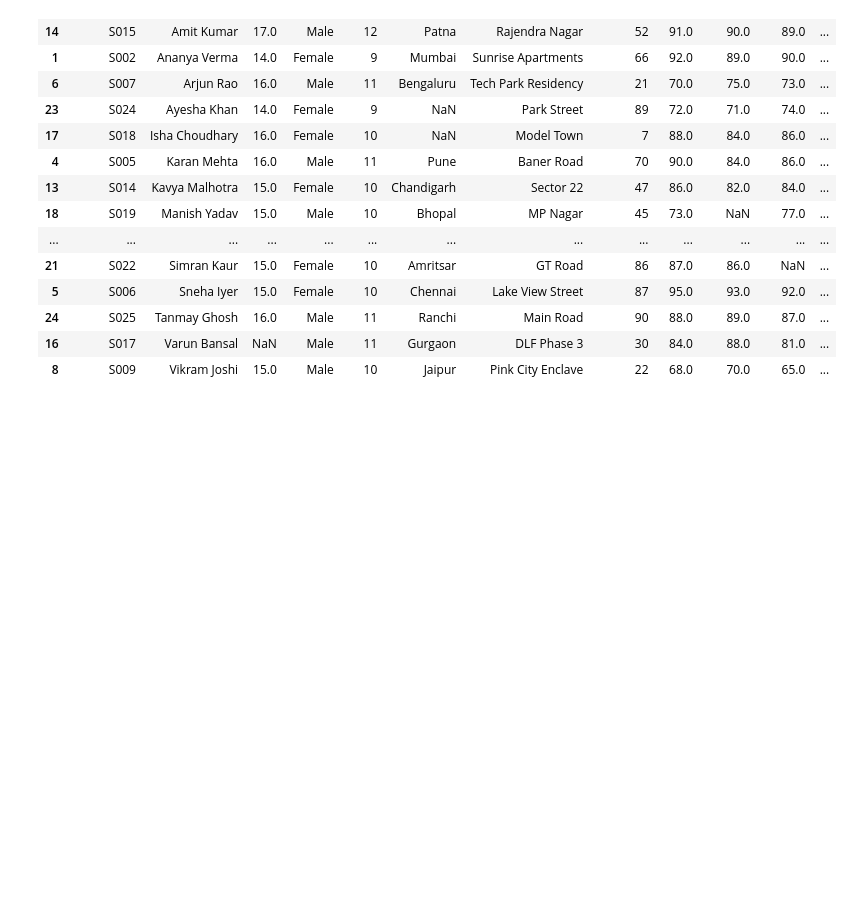
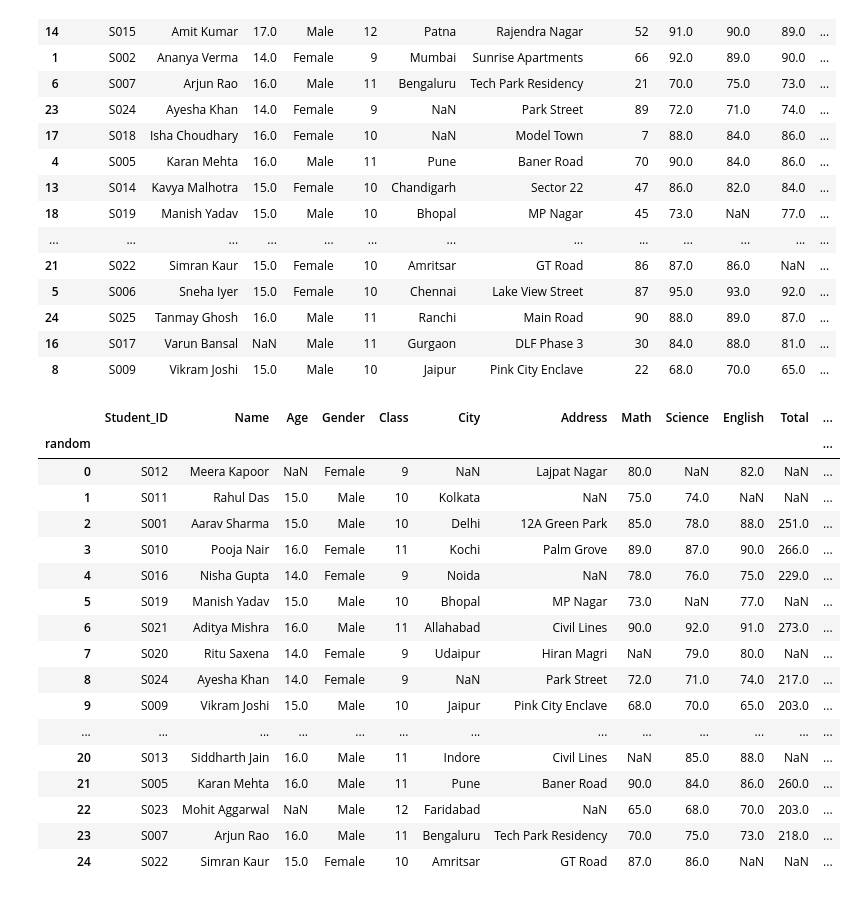
Before and after one commit to NehaSrinivas98/MachineLearningCourse, a Jupyter notebook: pandasNumpy.ipynb, the cells around one changed output. Drawn from its saved outputs; the diff is of its cells as text; code cells hidden in the pictures; blank space fills up the shorter version.

```diff
--- a/pandasNumpy.ipynb
+++ b/pandasNumpy.ipynb
@@ -713,3 +713,31 @@ df.sort_values('Name',ascending = True,key =lambda col:col.str.lower())
 | 24 | S025 | Tanmay Ghosh | 16.0 | Male | 11 | Ranchi | Main Road | 90 | 88.0 | 89.0 | 87.0 | ... |
 | 16 | S017 | Varun Bansal | NaN | Male | 11 | Gurgaon | DLF Phase 3 | 30 | 84.0 | 88.0 | 81.0 | ... |
 | 8 | S009 | Vikram Joshi | 15.0 | Male | 10 | Jaipur | Pink City Enclave | 22 | 68.0 | 70.0 | 65.0 | ... |
+# %%
+import random
+new_index = np.arange(0,25)
+random.shuffle(new_index)
+df['random'] = new_index
+#create a new index column
+df.set_index('random',inplace=True)
+#sort the rows based on the index
+df.sort_index()
+# %% [output]
+|  | Student_ID | Name | Age | Gender | Class | City | Address | Math | Science | English | Total | ... |
+| random |  |  |  |  |  |  |  |  |  |  |  | ... |
+| 0 | S012 | Meera Kapoor | NaN | Female | 9 | NaN | Lajpat Nagar | 80.0 | NaN | 82.0 | NaN | ... |
+| 1 | S011 | Rahul Das | 15.0 | Male | 10 | Kolkata | NaN | 75.0 | 74.0 | NaN | NaN | ... |
+| 2 | S001 | Aarav Sharma | 15.0 | Male | 10 | Delhi | 12A Green Park | 85.0 | 78.0 | 88.0 | 251.0 | ... |
+| 3 | S010 | Pooja Nair | 16.0 | Female | 11 | Kochi | Palm Grove | 89.0 | 87.0 | 90.0 | 266.0 | ... |
+| 4 | S016 | Nisha Gupta | 14.0 | Female | 9 | Noida | NaN | 78.0 | 76.0 | 75.0 | 229.0 | ... |
+| 5 | S019 | Manish Yadav | 15.0 | Male | 10 | Bhopal | MP Nagar | 73.0 | NaN | 77.0 | NaN | ... |
+| 6 | S021 | Aditya Mishra | 16.0 | Male | 11 | Allahabad | Civil Lines | 90.0 | 92.0 | 91.0 | 273.0 | ... |
+| 7 | S020 | Ritu Saxena | 14.0 | Female | 9 | Udaipur | Hiran Magri | NaN | 79.0 | 80.0 | NaN | ... |
+| 8 | S024 | Ayesha Khan | 14.0 | Female | 9 | NaN | Park Street | 72.0 | 71.0 | 74.0 | 217.0 | ... |
+| 9 | S009 | Vikram Joshi | 15.0 | Male | 10 | Jaipur | Pink City Enclave | 68.0 | 70.0 | 65.0 | 203.0 | ... |
+| ... | ... | ... | ... | ... | ... | ... | ... | ... | ... | ... | ... | ... |
+| 20 | S013 | Siddharth Jain | 16.0 | Male | 11 | Indore | Civil Lines | NaN | 85.0 | 88.0 | NaN | ... |
+| 21 | S005 | Karan Mehta | 16.0 | Male | 11 | Pune | Baner Road | 90.0 | 84.0 | 86.0 | 260.0 | ... |
+| 22 | S023 | Mohit Aggarwal | NaN | Male | 12 | Faridabad | NaN | 65.0 | 68.0 | 70.0 | 203.0 | ... |
+| 23 | S007 | Arjun Rao | 16.0 | Male | 11 | Bengaluru | Tech Park Residency | 70.0 | 75.0 | 73.0 | 218.0 | ... |
+| 24 | S022 | Simran Kaur | 15.0 | Female | 10 | Amritsar | GT Road | 87.0 | 86.0 | NaN | NaN | ... |
```
Also changed, not shown: parts of 15 cells of this notebook.
